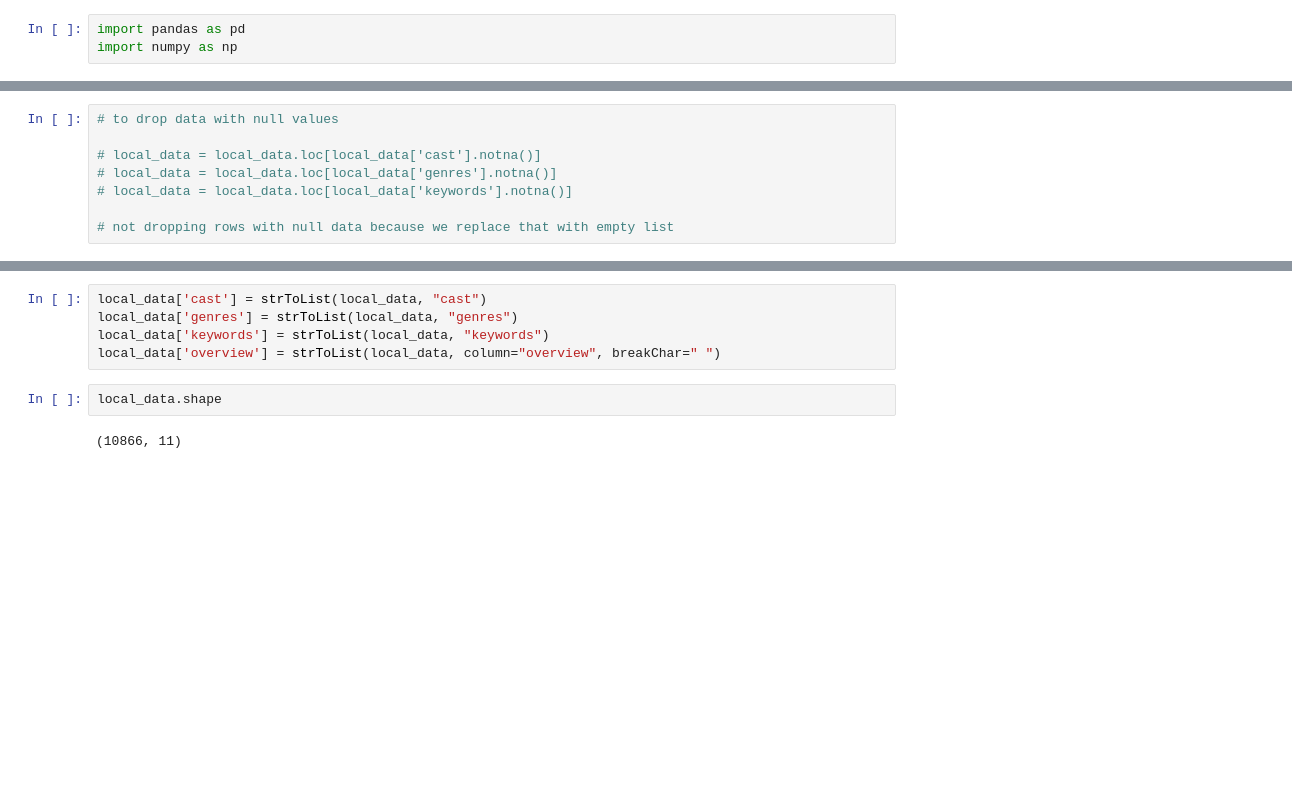
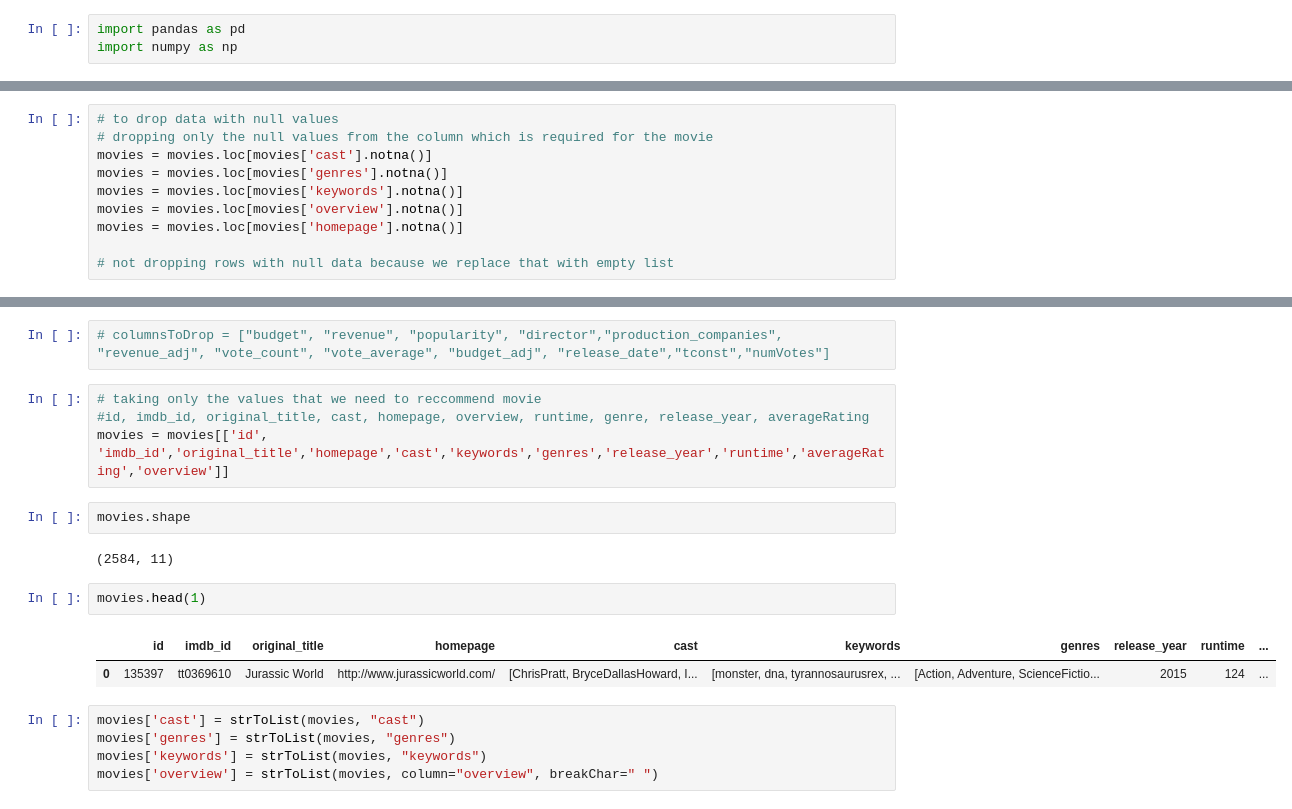
Before and after one commit to diyamanandhar/Cineflix, a Jupyter notebook: main.ipynb, the cells around one changed output, grey strips where cells are left out. Saved outputs shown, nothing was run; the diff lists cells and outputs as text; blank space fills up the shorter version.

```diff
--- a/main.ipynb
+++ b/main.ipynb
@@ -31,8 +90,10 @@ local_data.shape
 # %%
 # to drop data with null values
-
-# local_data = local_data.loc[local_data['cast'].notna()]
-# local_data = local_data.loc[local_data['genres'].notna()]
-# local_data = local_data.loc[local_data['keywords'].notna()]
+# dropping only the null values from the column which is required for the movie
+movies = movies.loc[movies['cast'].notna()]
+movies = movies.loc[movies['genres'].notna()]
+movies = movies.loc[movies['keywords'].notna()]
+movies = movies.loc[movies['overview'].notna()]
+movies = movies.loc[movies['homepage'].notna()]
 
 # not dropping rows with null data because we replace that with empty list
@@ -39,10 +116,21 @@ local_data.shape
+# %%
+# columnsToDrop = ["budget", "revenue", "popularity", "director","production_companies", "revenue_adj", "vote_count", "vote_average", "budget_adj", "release_date","tconst","numVotes"]
+# %%
+# taking only the values that we need to reccommend movie
+#id, imdb_id, original_title, cast, homepage, overview, runtime, genre, release_year, averageRating
+movies = movies[['id', 'imdb_id','original_title','homepage','cast','keywords','genres','release_year','runtime','averageRating','overview']]
+# %%
+movies.shape
+# %% [output]
+(2584, 11)
+# %%
+movies.head(1)
+# %% [output]
+|  | id | imdb_id | original_title | homepage | cast | keywords | genres | release_year | runtime | ... |
+| 0 | 135397 | tt0369610 | Jurassic World | http://www.jurassicworld.com/ | [ChrisPratt, BryceDallasHoward, I... | [monster, dna, tyrannosaurusrex, ... | [Action, Adventure, ScienceFictio... | 2015 | 124 | ... |
 # %%
-local_data['cast'] = strToList(local_data, "cast")
-local_data['genres'] = strToList(local_data, "genres")
-local_data['keywords'] = strToList(local_data, "keywords")
-local_data['overview'] = strToList(local_data, column="overview", breakChar=" ")
+movies['cast'] = strToList(movies, "cast")
+movies['genres'] = strToList(movies, "genres")
+movies['keywords'] = strToList(movies, "keywords")
+movies['overview'] = strToList(movies, column="overview", breakChar=" ")
-# %%
-local_data.shape
-# %% [output]
-(10866, 11)
 # %%
```
Also changed, not shown: parts of 17 cells of this notebook, 2 other files.
